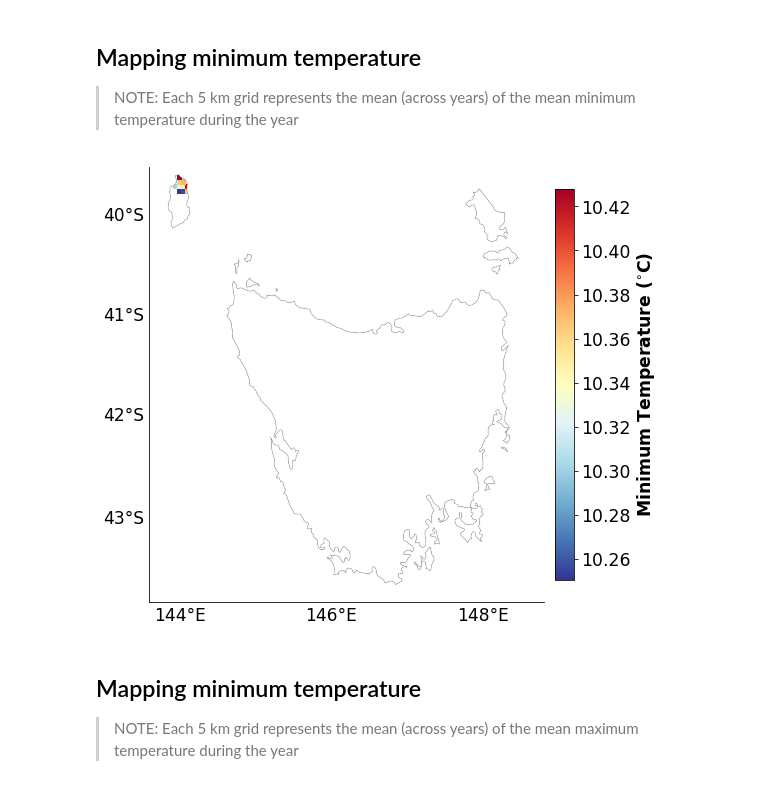
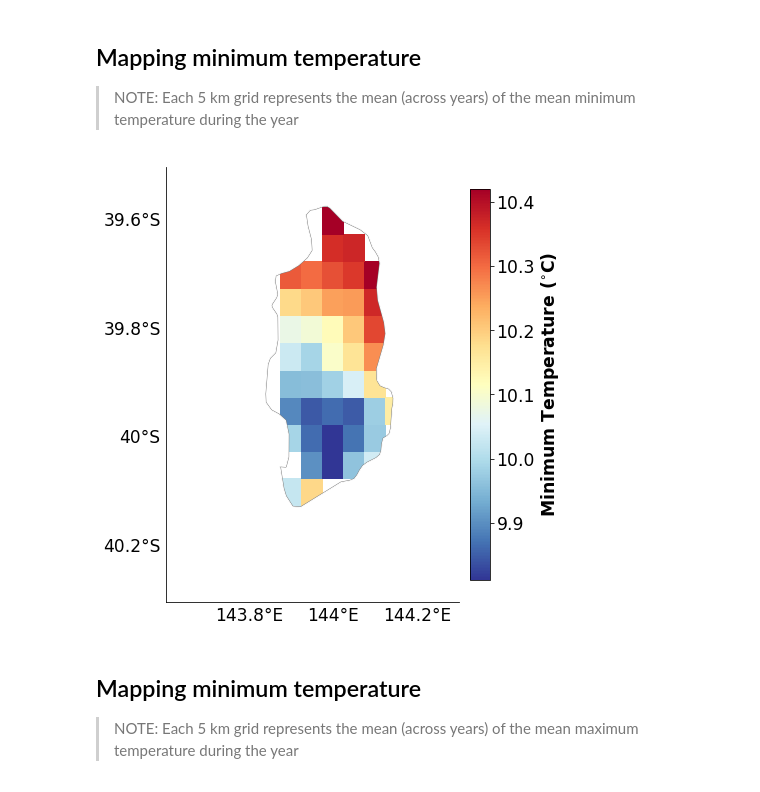
Before and after one commit to JJguri/bestiapop, a Jupyter notebook: sample-data/example-binder.ipynb, the cells around one changed output. Drawn from its saved outputs; the diff is of its cells as text; code cells hidden in the pictures.

```diff
--- a/sample-data/example-binder.ipynb
+++ b/sample-data/example-binder.ipynb
@@ -427,37 +426,37 @@ fig, ax = plt.subplots(1, 1, subplot_kw=dict(projection=ccrs.Mercator(central_lo
 p=nc_t.mint.mean(dim=('year'), skipna=True).plot(x='lon', y='lat', transform=ccrs.PlateCarree(central_longitude=0),
 robust=True, cmap=mpl.cm.RdYlBu_r, zorder=1, add_colorbar=False)
 
 #Arranguing features, borders and axis labels
 gl=ax.gridlines(crs=ccrs.PlateCarree(), linewidth=0.01, color='w', alpha=0, linestyle='-', draw_labels=True,dms=True, x_inline=False, y_inline=False)
 ax.add_feature(cfeature.COASTLINE, edgecolor = "grey", linewidth=2)
 ax.add_feature(cfeature.STATES, edgecolor = "grey", linewidth=0.3, zorder=1)
 ax.add_feature(cfeature.OCEAN, color='white', zorder=2)
 ax.add_feature(cfeature.LAKES, color='white', zorder=1.5)
 ax.add_feature(cfeature.BORDERS, edgecolor = "grey", color='grey', linewidth=1)
 
 #you will need to update the 3 following lines accordingly with the region of interest
-ax.set_extent([143.6, 148.8, -43.8, -39.5], crs=ccrs.PlateCarree())
-gl.xlocator = mticker.FixedLocator([144, 146, 148])
-gl.ylocator = mticker.FixedLocator([-40, -41, -42,-43])
+ax.set_extent([143.6, 144.3, -40.3, -39.5], crs=ccrs.PlateCarree())
+gl.xlocator = mticker.FixedLocator([143.8, 144, 144.2])
+gl.ylocator = mticker.FixedLocator([-39.6, -39.8, -40, -40.2])
 gl.xlabels_top = False
 gl.ylabels_right = False
 gl.xformatter = LONGITUDE_FORMATTER
 gl.yformatter = LATITUDE_FORMATTER
 gl.xlabel_style = {'size': 17, 'color': 'k'}
 gl.ylabel_style = {'size': 17, 'color': 'k'}
 ax.outline_patch.set_visible(False)
 ax.spines['left'].set_visible(True)
 ax.spines['bottom'].set_visible(True)
 
 #Setting colorbar attributes
 cb = plt.colorbar(p, orientation="vertical", pad=0.02, shrink=0.9)
 cb.set_label(label='Minimum Temperature ($^{\circ}$C)', size='xx-large', weight='bold')
 cb.ax.tick_params(labelsize='xx-large')
 
 #Save the map to the current directory
 #plt.savefig(os.getcwd(), dpi=600, bbox_inches='tight', pad_inches=0)
 # %% [output]
-[figure, old version]
+[figure, new version]
 # %% [markdown]
 ## Mapping minimum temperature
 
```
Also changed, not shown: parts of 8 cells of this notebook.
